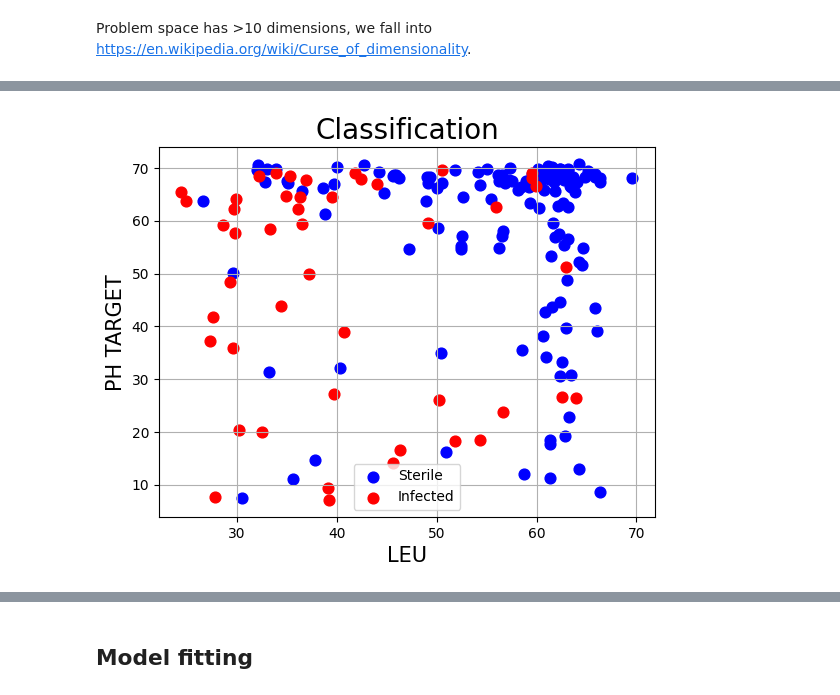
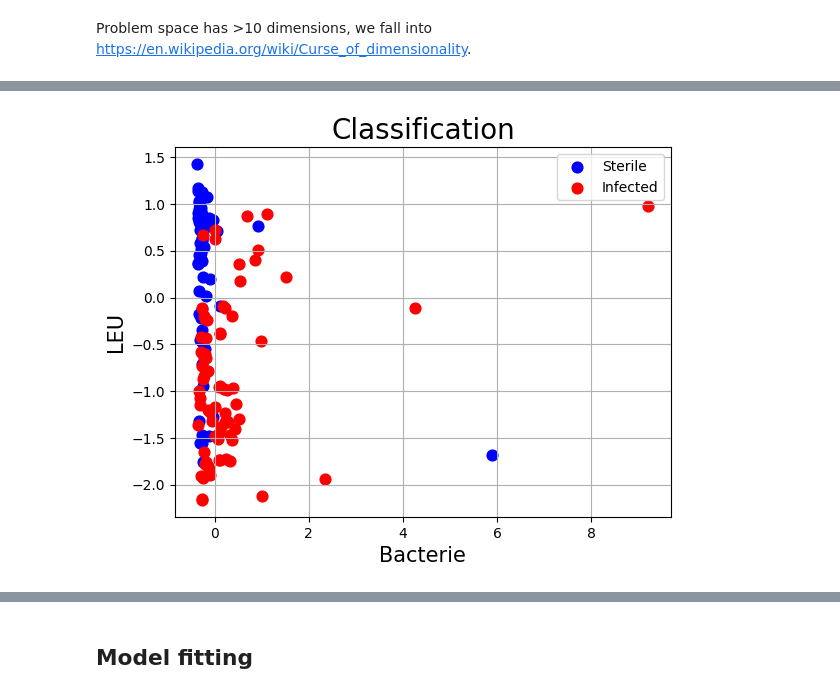
Before and after one commit to Toucan4Life/MicroBioGrowth, a Jupyter notebook: Solver.ipynb, the cells around one changed output, grey strips where cells are left out. Saved outputs shown, nothing was run; the diff lists cells and outputs as text; code cells hidden in the pictures.

```diff
--- a/Solver.ipynb
+++ b/Solver.ipynb
@@ -75,0 +81,8 @@ We got 181 rows and 52 columns
+# %%
+from sklearn.model_selection import train_test_split
+target = features.iloc[:,16]
+features = features.drop('target',axis=1)
+X_train, X_test, Y_train,Y_test = train_test_split(features, target, test_size=0.2)
+scaledTrain = pd.DataFrame(preprocessing.scale(X_train),columns = features.columns)
+scaledTest = pd.DataFrame(preprocessing.scale(X_test),columns = features.columns)
+scaledTrain
@@ -75,0 +105,10 @@ We got 181 rows and 52 columns
+# %%
+# class set is imbalanced !
+from imblearn.over_sampling import SMOTE
+from imblearn.under_sampling import RandomUnderSampler
+print(f"Before : number of infected row = {len(Y_train[Y_train==1])} and number of sterile row = {len(Y_train[Y_train==0])}")
+over = SMOTE(sampling_strategy=0.7)
+scaledTrain,Y_train=over.fit_resample(scaledTrain,Y_train)
+under = RandomUnderSampler(sampling_strategy=1)
+scaledTrain,Y_train=under.fit_resample(scaledTrain,Y_train)
+print(f"After : number of infected row = {len(Y_train[Y_train==1])} and number of sterile row = {len(Y_train[Y_train==0])}")
@@ -119,8 +134,8 @@ array([ 1,  8,  9, 10, 12, 13, 15, 16])
 #ExhaustiveFeatureSelector, but take an eternity and prone to overfitting
 
 from mlxtend.feature_selection import ExhaustiveFeatureSelector
-efs=ExhaustiveFeatureSelector(LinearSVC(max_iter=10000),min_features=1, max_features=2) #todo find what is accuracy
-efs = efs.fit(scaledFeatures.iloc[:, 0:19], features.iloc[:,19].values.ravel())
+efs=ExhaustiveFeatureSelector(LinearSVC(max_iter=10000),min_features=1, max_features=2)
+efs = efs.fit(scaledTrain, Y_train.values.ravel())
 efs.best_score_
 efs.best_idx_
 efs.best_feature_names_
@@ -145,23 +160,23 @@ Features: 190/190
 # %%
-reducedFeaturesForPlot = features.iloc[:, list(efs.best_idx_)]
-reducedFeaturesForPlot['target'] = features.iloc[:,19]
+reducedFeaturesForPlot = scaledTrain.iloc[:, list(efs.best_idx_)]
+reducedFeaturesForPlot['target'] = Y_train
 #plot the first 2 principals components
 fig = plt.figure()
 ax = fig.add_subplot()
-ax.set_xlabel('LEU', fontsize = 15)
-ax.set_ylabel('PH TARGET', fontsize = 15)
+ax.set_xlabel(scaledTrain.columns[efs.best_idx_[0]], fontsize = 15)
+ax.set_ylabel(scaledTrain.columns[efs.best_idx_[1]], fontsize = 15)
 ax.set_title('Classification', fontsize = 20)
 
 cond = reducedFeaturesForPlot['target'] == 0
 
 subset_a = reducedFeaturesForPlot[cond]
 subset_b = reducedFeaturesForPlot[~cond]
 plt.scatter(subset_a.iloc[:,0], subset_a.iloc[:,1], s=60, c='b', label='Sterile')
 plt.scatter(subset_b.iloc[:,0], subset_b.iloc[:,1], s=60, c='r', label='Infected')
 ax.legend()
 ax.grid()
 # %% [output]
-[figure, old version]
+[figure, new version]
 # %%
 #https://github.com/datarevenue-berlin/py-MUVR
 from py_muvr import FeatureSelector
```
Also changed, not shown: parts of 25 cells of this notebook, 1 other file.
